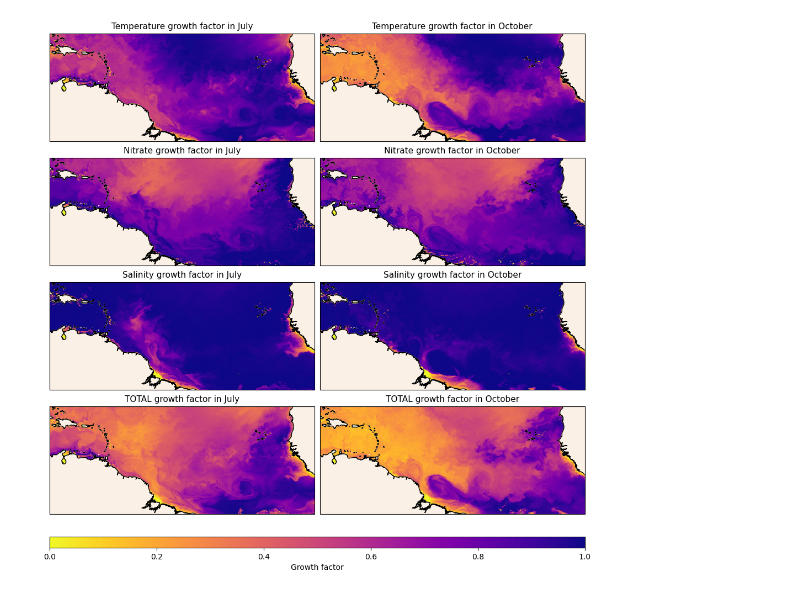
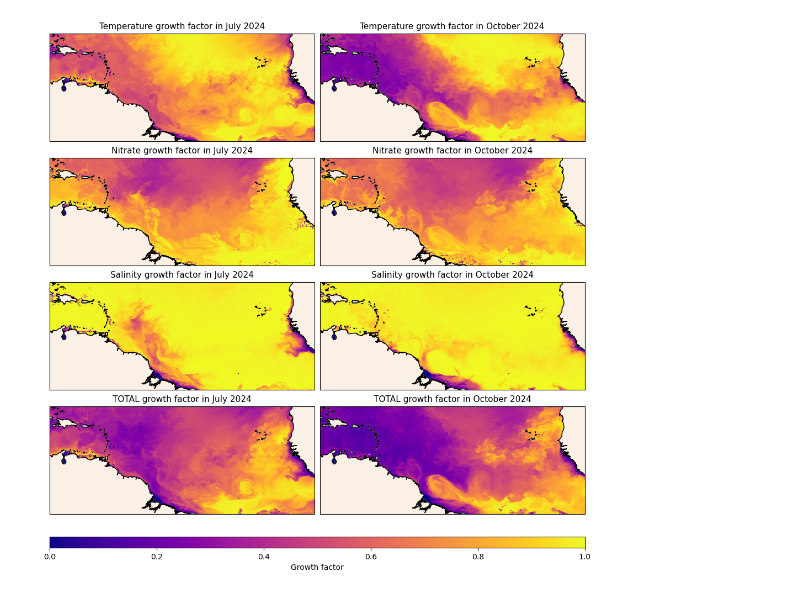
Before and after one commit to Parcels-code/Sargassum_growth_model, a Jupyter notebook: Manuscript_Figures/Figure6.ipynb, the cells around one changed output. Drawn from its saved outputs; the diff is of its cells as text; code cells hidden in the pictures.

Commit message:
Update Figure 6 colormap

```diff
--- a/Manuscript_Figures/Figure6.ipynb
+++ b/Manuscript_Figures/Figure6.ipynb
@@ -13,33 +13,33 @@ titles = ['Temperature', 'Nitrate', 'Salinity', 'TOTAL']
 vars = ['lim_temp', 'lim_no3', 'lim_salinity', 'limitation']
 
 for j, m in enumerate([7, 10]):
     df = pl.read_parquet(f"Simulations/Simulation_Basin_2024-{m:02d}_Lagrangian.parquet")
     for i in range(4):
         ax = axes[i, j]
 
         to_plot = (
             df.group_by('particle_id')
             .agg([
                 pl.col('lon').first().alias('lon'),
                 pl.col('lat').first().alias('lat'),
                 pl.col(vars[i]).mean().alias('var_mean'),
             ])
             .sort('particle_id')
         )
         cscat = ax.scatter(
             to_plot['lon'], to_plot['lat'], c = to_plot['var_mean'],
-            cmap='plasma_r', s=4, linewidth=0, transform=ccrs.PlateCarree(), zorder=2,
+            cmap='plasma', s=4, linewidth=0, transform=ccrs.PlateCarree(), zorder=2,
             vmin=0.0, vmax=1,
         )
 
         ax.add_feature(cartopy.feature.COASTLINE.with_scale('10m'), zorder=3, color='black')
         ax.add_feature(cartopy.feature.LAND.with_scale('10m'), zorder=2, color='linen')
         ax.set_extent([-75, -11, -3, 20])
-        ax.set_title(f"{titles[i]} growth factor in {calendar.month_name[m]}", fontsize=11)
+        ax.set_title(f"{titles[i]} growth factor in {calendar.month_name[m]} 2024", fontsize=11)
 
 cbar = fig.colorbar(cscat, ax=axes, orientation='horizontal', pad=0.04, aspect=50, label='Growth factor')
 
 plt.savefig("Figures/Figure6.png", bbox_inches="tight", dpi=300)
 plt.show()
 # %% [output]
-[figure, old version]
+[figure, new version]
```
Also changed, not shown: 1 other file.
